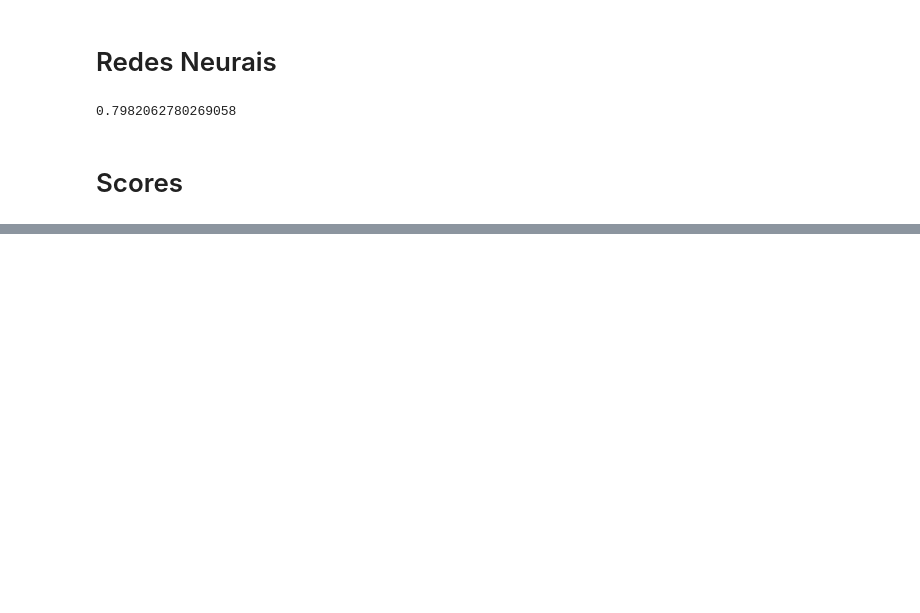
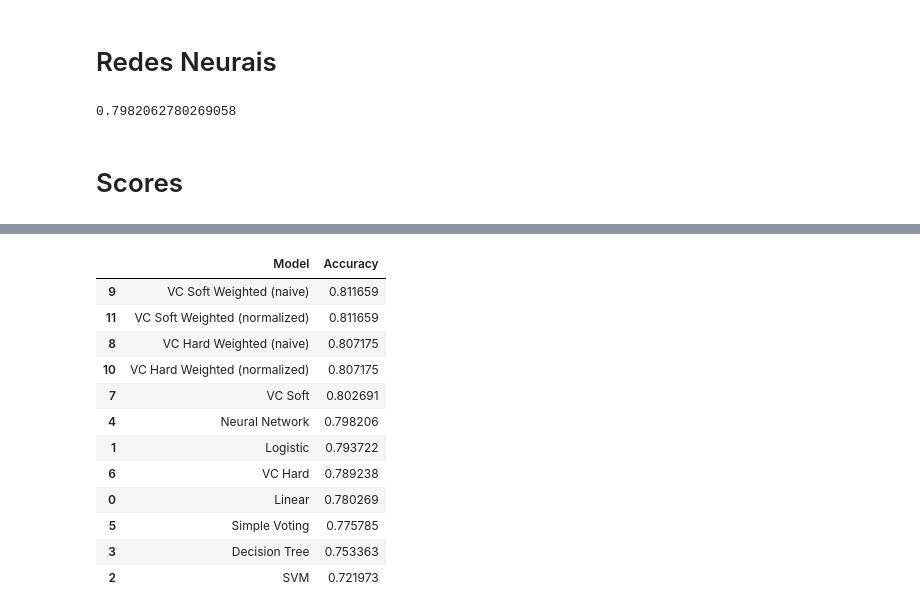
Before and after one commit to GiuDuncan/ProjetoFinal, a Jupyter notebook: 4-4_Testes_TITANIC.ipynb, the cells around one changed output, grey strips where cells are left out. Cells and saved outputs as stored; diff of their text form; code cells hidden in the pictures; blank space fills up the shorter version.

```diff
--- a/4-5-1_Modelos_Testes_TITANIC.ipynb
+++ b/4-4_Testes_TITANIC.ipynb
@@ -184,0 +305,7 @@ scores.sort_values(by='Score', ascending=False)
+# %%
+voting_hard_weighted_normalized = VotingClassifier(estimators=estimators, weights=ret, voting='hard')
+voting_hard_weighted_normalized.fit(x_train, y_train)
+voting_hard_weighted_normalized_predict = voting_hard_weighted_normalized.predict(x_test)
+# %%
+voting_hard_weighted_normalized_accuracy = metrics.accuracy_score(voting_hard_weighted_normalized_predict, y_test)
+voting_hard_weighted_normalized_accuracy
@@ -184,0 +316,7 @@ scores.sort_values(by='Score', ascending=False)
+# %%
+voting_soft_weighted_normalized = VotingClassifier(estimators=estimators, weights=ret, voting='soft')
+voting_soft_weighted_normalized.fit(x_train, y_train)
+voting_soft_weighted_normalized_predict = voting_soft_weighted_normalized.predict(x_test)
+# %%
+voting_soft_weighted_normalized_accuracy = metrics.accuracy_score(voting_soft_weighted_normalized_predict, y_test)
+voting_soft_weighted_normalized_accuracy
@@ -184,0 +353,32 @@ scores.sort_values(by='Score', ascending=False)
+# %%
+scores_with_ensemble = pd.DataFrame({
+    'Model': [
+        'Linear', 'Logistic', 'SVM', 'Decision Tree', 'Neural Network', 'Simple Voting',
+        'VC Hard', 'VC Soft',
+        'VC Hard Weighted (naive)', 'VC Soft Weighted (naive)',
+        'VC Hard Weighted (normalized)', 'VC Soft Weighted (normalized)'
+    ],
+    'Accuracy': [
+        linearR_accuracy, logisticR_accuracy, supportV_accuracy, decisionT_accuracy, neuralN_accuracy, simpleEnsemble_accuracy,
+        voting_hard_accuracy, voting_soft_accuracy,
+        voting_hard_weighted_naive_accuracy, voting_soft_weighted_naive_accuracy,
+        voting_hard_weighted_normalized_accuracy, voting_soft_weighted_normalized_accuracy,
+
+    ]
+})
+scores_with_ensemble
+scores_with_ensemble.sort_values(by='Accuracy', ascending=False)
+# %% [output]
+|  | Model | Accuracy |
+| 9 | VC Soft Weighted (naive) | 0.811659 |
+| 11 | VC Soft Weighted (normalized) | 0.811659 |
+| 8 | VC Hard Weighted (naive) | 0.807175 |
+| 10 | VC Hard Weighted (normalized) | 0.807175 |
+| 7 | VC Soft | 0.802691 |
+| 4 | Neural Network | 0.798206 |
+| 1 | Logistic | 0.793722 |
+| 6 | VC Hard | 0.789238 |
+| 0 | Linear | 0.780269 |
+| 5 | Simple Voting | 0.775785 |
+| 3 | Decision Tree | 0.753363 |
+| 2 | SVM | 0.721973 |
```
Also changed, not shown: parts of 35 cells of this notebook.
